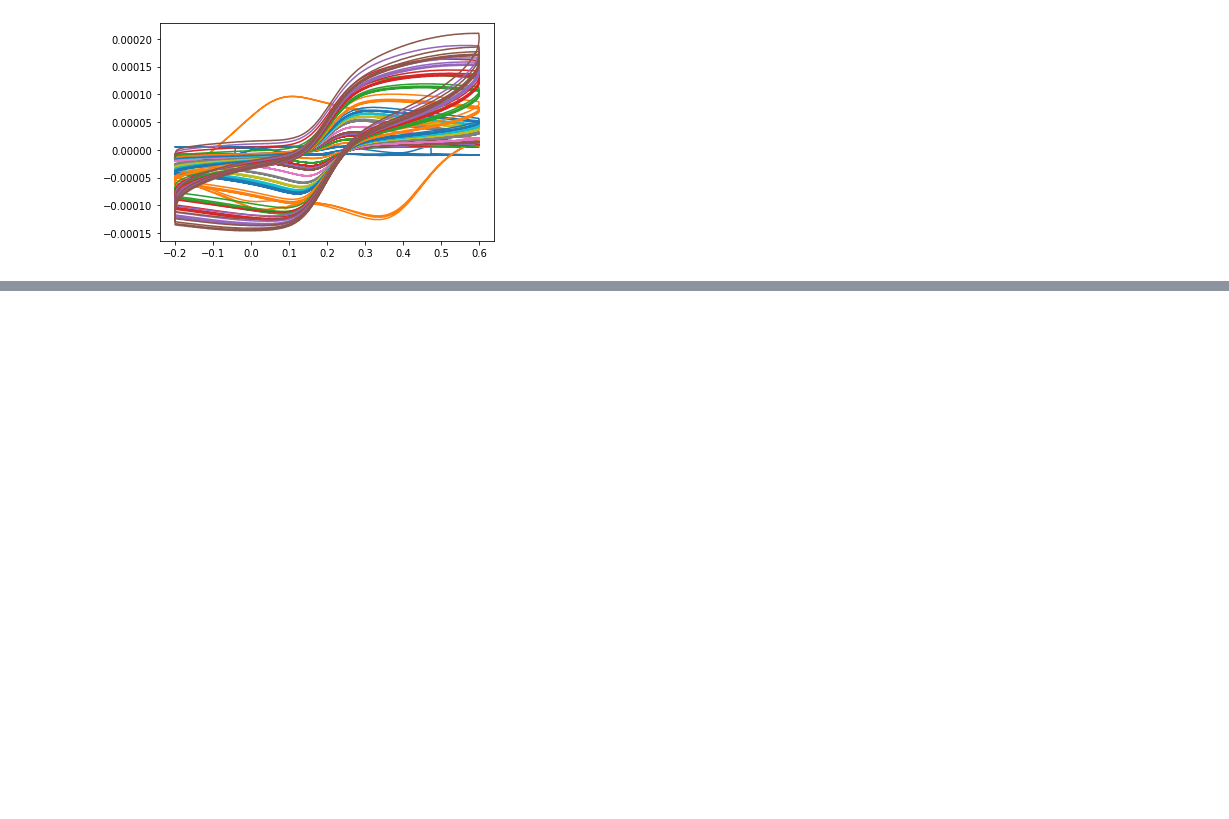
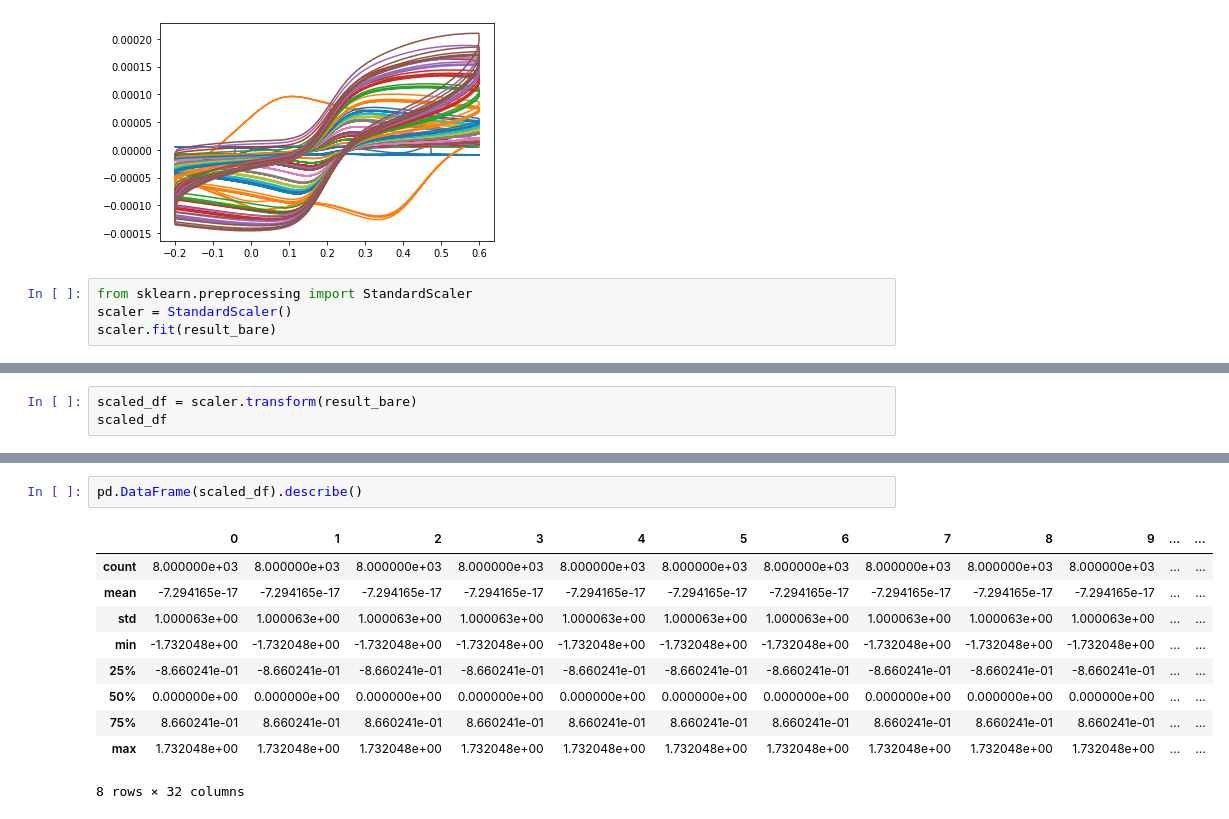
Before and after one commit to Onkar627/Sensor_Electrodes, a Jupyter notebook: Sensor_outputs.ipynb, the cells around one changed output, grey strips where cells are left out. Saved outputs shown, nothing was run; the diff lists cells and outputs as text; blank space fills up the shorter version.

```diff
--- a/Sensor_outputs.ipynb
+++ b/Sensor_outputs.ipynb
@@ -141,3 +141,7 @@ plt.plot(result_ChitosanGO['Voltage(V)'],result_ChitosanGO['Chitosan GO Electrod
  <matplotlib.lines.Line2D at 0x...>,
  <matplotlib.lines.Line2D at 0x...>]
 [figure]
+# %%
+from sklearn.preprocessing import StandardScaler
+scaler = StandardScaler()
+scaler.fit(result_bare)
@@ -143,0 +150,3 @@ plt.plot(result_ChitosanGO['Voltage(V)'],result_ChitosanGO['Chitosan GO Electrod
+# %%
+scaled_df = scaler.transform(result_bare)
+scaled_df
@@ -143,0 +167,13 @@ plt.plot(result_ChitosanGO['Voltage(V)'],result_ChitosanGO['Chitosan GO Electrod
+# %%
+pd.DataFrame(scaled_df).describe()
+# %% [output]
+|  | 0 | 1 | 2 | 3 | 4 | 5 | 6 | 7 | 8 | 9 | ... | ... |
+| count | 8.000000e+03 | 8.000000e+03 | 8.000000e+03 | 8.000000e+03 | 8.000000e+03 | 8.000000e+03 | 8.000000e+03 | 8.000000e+03 | 8.000000e+03 | 8.000000e+03 | ... | ... |
+| mean | -7.294165e-17 | -7.294165e-17 | -7.294165e-17 | -7.294165e-17 | -7.294165e-17 | -7.294165e-17 | -7.294165e-17 | -7.294165e-17 | -7.294165e-17 | -7.294165e-17 | ... | ... |
+| std | 1.000063e+00 | 1.000063e+00 | 1.000063e+00 | 1.000063e+00 | 1.000063e+00 | 1.000063e+00 | 1.000063e+00 | 1.000063e+00 | 1.000063e+00 | 1.000063e+00 | ... | ... |
+| min | -1.732048e+00 | -1.732048e+00 | -1.732048e+00 | -1.732048e+00 | -1.732048e+00 | -1.732048e+00 | -1.732048e+00 | -1.732048e+00 | -1.732048e+00 | -1.732048e+00 | ... | ... |
+| 25% | -8.660241e-01 | -8.660241e-01 | -8.660241e-01 | -8.660241e-01 | -8.660241e-01 | -8.660241e-01 | -8.660241e-01 | -8.660241e-01 | -8.660241e-01 | -8.660241e-01 | ... | ... |
+| 50% | 0.000000e+00 | 0.000000e+00 | 0.000000e+00 | 0.000000e+00 | 0.000000e+00 | 0.000000e+00 | 0.000000e+00 | 0.000000e+00 | 0.000000e+00 | 0.000000e+00 | ... | ... |
+| 75% | 8.660241e-01 | 8.660241e-01 | 8.660241e-01 | 8.660241e-01 | 8.660241e-01 | 8.660241e-01 | 8.660241e-01 | 8.660241e-01 | 8.660241e-01 | 8.660241e-01 | ... | ... |
+| max | 1.732048e+00 | 1.732048e+00 | 1.732048e+00 | 1.732048e+00 | 1.732048e+00 | 1.732048e+00 | 1.732048e+00 | 1.732048e+00 | 1.732048e+00 | 1.732048e+00 | ... | ... |
+8 rows × 32 columns
```
Also changed, not shown: parts of 4 cells of this notebook.
